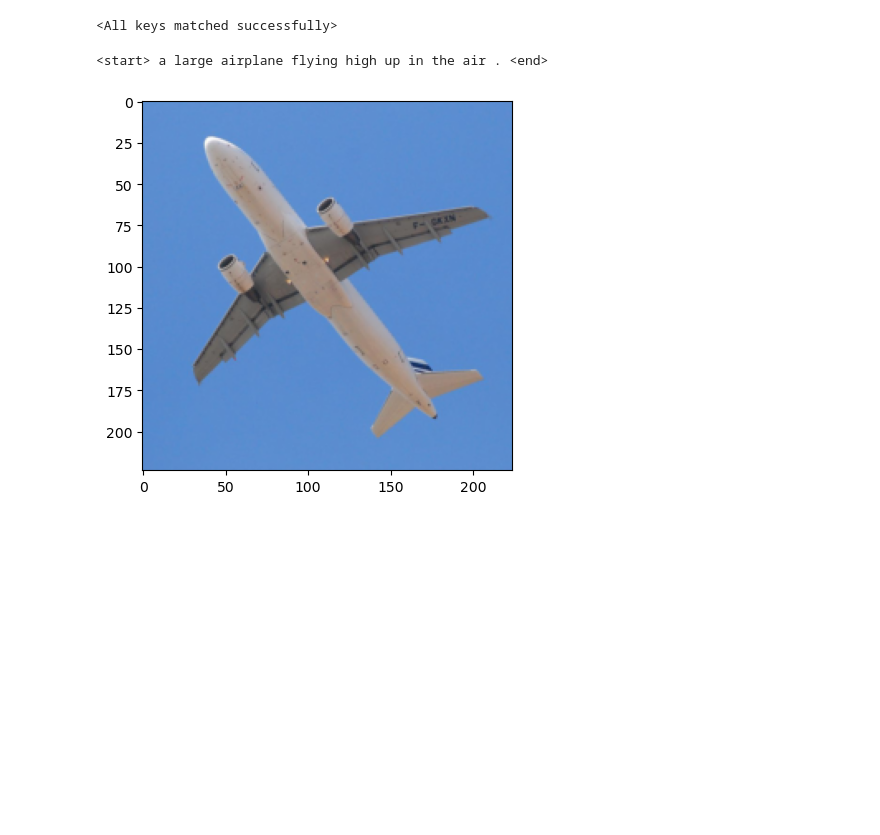
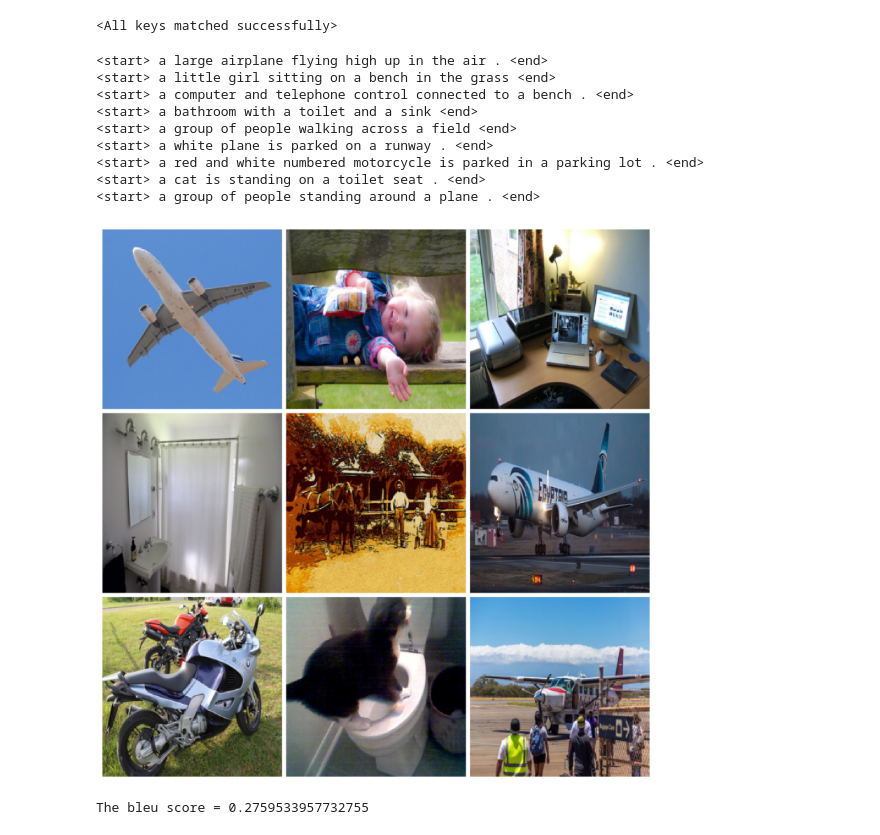
Before and after one commit to Rish-01/PyTorch-Image-Captioning, a Jupyter notebook: Image-Captioning.ipynb, the cells around one changed output. Drawn from its saved outputs; the diff is of its cells as text; code cells hidden in the pictures; blank space fills up the shorter version.

Commit message:
Add BLEU Score metric for evaluation

```diff
--- a/Image-Captioning.ipynb
+++ b/Image-Captioning.ipynb
@@ -354,7 +354,7 @@ class CaptionDecoderLSTM(nn.Module):
 
         return output_logits
 
-    def generate_caption(self, encoded_image, max_seq_length, end_token):
+    def generate_caption(self, encoded_image, max_seq_length):
         """
         Use greedy search to generate captions during inference.
         """
@@ -368,7 +368,6 @@ class CaptionDecoderLSTM(nn.Module):
                 output = self.output_layer(output.squeeze(1))
                 output = F.softmax(output, dim=1)
                 predicted  = output.argmax(1)
-
                 caption.append(predicted.item())
 
                 if vocab.idx2word[predicted.item()] == '<end>':
@@ -412,7 +411,7 @@ step = 0
 running_loss = 0.0
 
 if(start_at_checkpoint):
-    start_epoch = 9 # The start epoch of the model you want to load.
+    start_epoch = 11 # The start epoch of the model you want to load.
     resume_epoch = start_epoch-1
 
     # Load the model weights from the checkpoint.
@@ -461,7 +460,7 @@ for epoch in range(num_epochs-start_epoch+1):
         # Information to track the training process.
         if i % log_step == 0:
             print(f'Epoch [{epoch+start_epoch}/{num_epochs}], Step [{i}/{total_steps}], Loss: { loss.item():.4f}')
-            writer.add_scalar("Training loss", running_loss / log_step, global_step=step)
+            writer.add_scalar("Training loss", running_loss/log_step, global_step=step)
             step += 1
             running_loss = 0.0
 
@@ -509,24 +508,53 @@ def postprocess_caption(caption):
     sampled_caption = ' '.join(sampled_caption_tokens)
     return sampled_caption
 # %%
-max_seq_length = 20
-end_token = vocab.word2idx['<end>']
+def print_caption(image_number):
+    max_seq_length = 20
 
-image_number = 2544
-image = val_dataset[image_number][0]
-plt.figure()
-plt.imshow(image.permute(1, 2, 0))
-image = image.to(device)
+    image_number = image_number
+    image = val_dataset[image_number][0]
+    image = image.to(device)
 
-# Pass image through the model
-image_features = encoder(image.unsqueeze(0))
+    # Pass image through the model
+    image_features = encoder(image.unsqueeze(0))
 
-# Generate caption
-caption_pred = decoder.generate_caption(image_features, max_seq_length, end_token)
+    # Generate caption
+    caption_pred = decoder.generate_caption(image_features, max_seq_length)
 
-# Post-process generated and reference captions
-caption_pred = postprocess_caption(caption_pred)
-print(caption_pred)
+    # Post-process generated and reference captions
+    caption_pred = postprocess_caption(caption_pred)
+    return caption_pred
+
+def print_image(image_ids):
+    # Extract images from the dataset.
+    images = [val_dataset[i][0] for i in image_ids]
+
+    # Create grid of shape 9 * 9.
+    grid_image = torchvision.utils.make_grid(images, nrow=3, padding=5, pad_value=1)
+
+    # Display the grid with 9 images.
+    plt.figure(figsize=(30, 30))
+    plt.imshow(grid_image.permute(1, 2, 0)) # Convert image from CWH to HWC format for matplotlib.
+    plt.axis('off')
+    plt.show()
-# %% [output]
-<start> a large airplane flying high up in the air . <end>
-[figure, removed]
+# %%
+# List of image id's to print.
+image_ids = [2544, 2582, 264, 1000, 1245, 980, 3401, 1234, 837]
+
+# Print the captions and the corresponding images in a grid format.
+for image_id in image_ids:
+    caption = print_caption(image_id)
+    print(caption)
+
+print_image(image_ids)
+# %% [output]
+<start> a large airplane flying high up in the air . <end>
+<start> a little girl sitting on a bench in the grass <end>
+<start> a computer and telephone control connected to a bench . <end>
+<start> a bathroom with a toilet and a sink <end>
+<start> a group of people walking across a field <end>
+<start> a white plane is parked on a runway . <end>
+<start> a red and white numbered motorcycle is parked in a parking lot . <end>
+<start> a cat is standing on a toilet seat . <end>
+<start> a group of people standing around a plane . <end>
+[figure, added]
@@ -532,0 +600,5 @@ print(caption_pred)
+# %%
+bleu_score = evaluate(encoder, decoder, val_dataset)
+print(f'The bleu score = {bleu_score}')
+# %% [output]
+The bleu score = 0.2759533957732755
```
Also changed, not shown: parts of 3 cells of this notebook.
